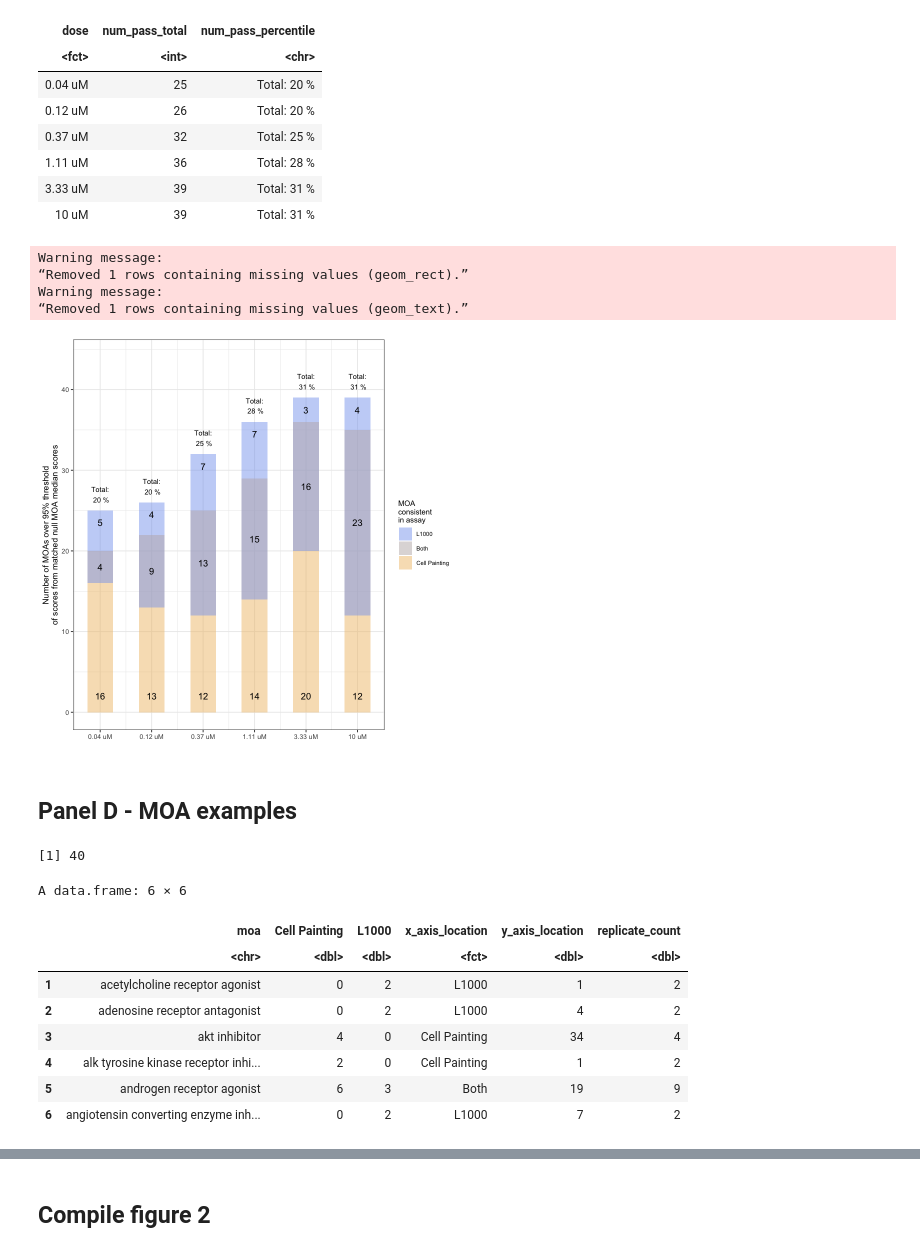
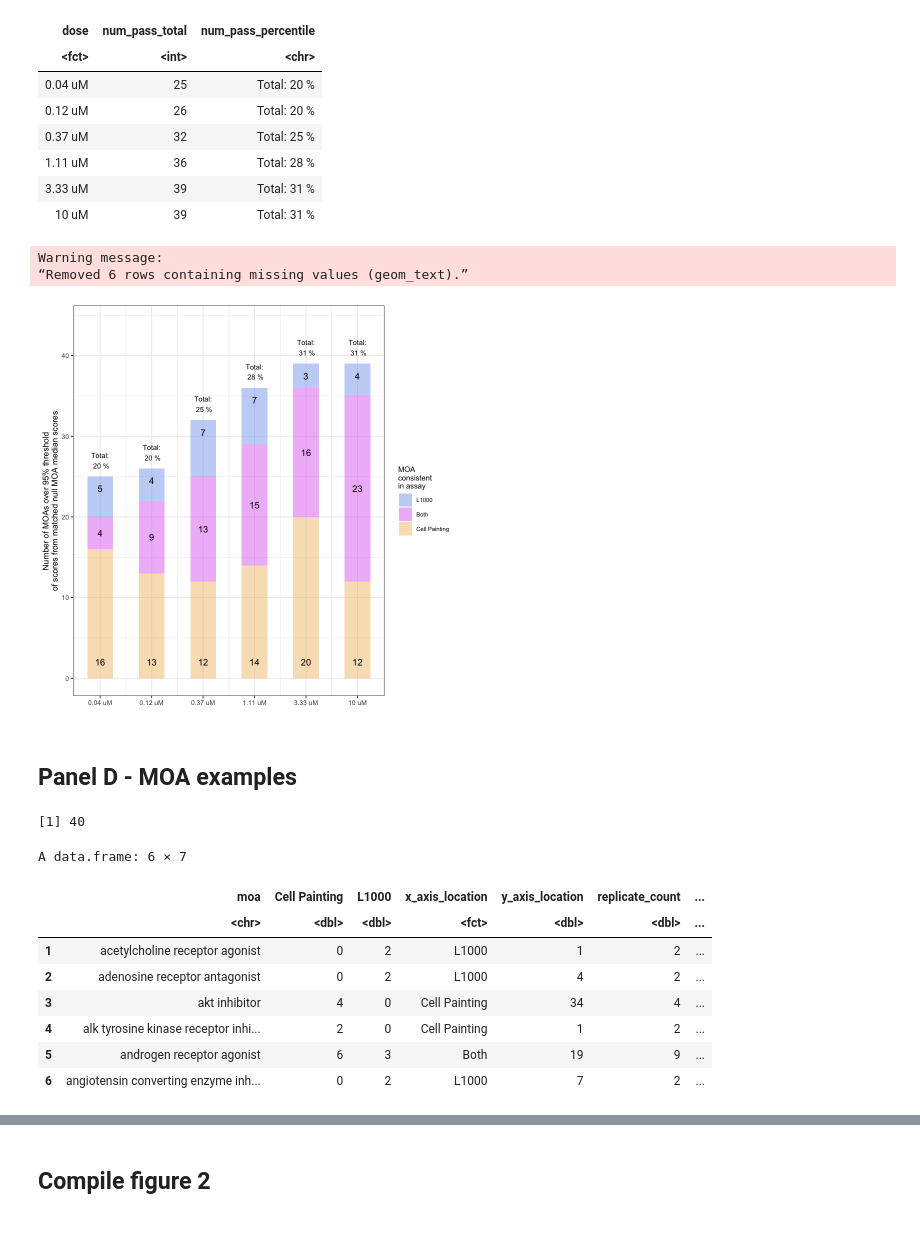
Before and after one commit to broadinstitute/lincs-profiling-complementarity, a Jupyter notebook: 6.paper_figures/figure2.ipynb, the cells around one changed output, grey strips where cells are left out. Saved outputs shown, nothing was run; the diff lists cells and outputs as text; code cells hidden in the pictures.

Commit message:
update figure 2 colors and text in panel d

```diff
--- a/6.paper_figures/figure2.ipynb
+++ b/6.paper_figures/figure2.ipynb
@@ -400,53 +419,66 @@ A tibble: 6 × 3
 # %%
 # Prep legend order
 full_moa_rect <- full_moa_rect %>%
-    dplyr::add_row(
-        dose = NA,
-        ymax_bar = NA,
-        unique_pass = NA,
-        num_pass_both = NA,
-        ymin_bar = NA,
-        xmin_bar = NA,
-        xmax_bar = NA,
-        assay = "Both",
-        label_text_y = NA
-    ) %>%
     dplyr::left_join(percentile_pass_moa_df, by = "dose")
 
 full_moa_rect$assay <- factor(full_moa_rect$assay, levels = c("L1000", "Both", "Cell Painting"))
 # %%
-updated_assay_colors <- c(assay_colors, "Both" = "#BDB4B4")
+updated_assay_colors <- c(assay_colors, "Both" = "#DF74F0")
 
 panel_c_gg <- (
     ggplot(full_moa_rect)
-    + geom_rect(aes(fill = assay, ymin = ymin_bar, ymax = ymax_bar, xmin = xmin_bar, xmax = xmax_bar), alpha = 0.5)
-    + geom_text(aes(x = xmin_bar + 0.5, y = label_text_y, label = unique_pass))
-    + geom_text(data = num_pass_both_moa_text, aes(x = xmin_bar + 0.5, y = label_text_y, label = num_pass_both))
+    + geom_rect(
+        aes(
+            fill = assay,
+            ymin = updated_ymin_bar,
+            ymax = updated_ymax_bar,
+            xmin = xmin_bar,
+            xmax = xmax_bar
+        ),
+        alpha = 0.5
+    )
+    + geom_text(
+        aes(
+            x = xmin_bar + 0.5,
+            y = label_text_y,
+            label = unique_pass
+        )
+    )
+    + geom_text(
+        data = num_pass_both_moa_text,
+        aes(
+            x = xmin_bar + 0.5,
+            y = label_text_y,
+            label = num_pass_both
+        )
+    )
     # Select only L1000 below to not duplicate text
     + geom_text(
         data = full_moa_rect %>% dplyr::filter(assay == "L1000"),
-        aes(x = xmin_bar + 0.5, y = ymax_bar + 2, label = num_pass_percentile),
+        aes(
+            x = xmin_bar + 0.5,
+            y = ymax_bar + 2,
+            label = num_pass_percentile
+        ),
         size = 3
     )
     + scale_fill_manual("MOA\nconsistent\nin assay", values = updated_assay_colors)
     + theme_bw()
     + figure_theme
     + scale_x_continuous(
         labels = num_pass_both_moa_text$dose,
         breaks = seq(0.5, length(num_pass_both_moa_text$dose) * 2, 2),
     )
     + ylab("Number of MOAs over 95% threshold\nof scores from matched null MOA median scores")
     + xlab("")
     + ylim(0, max(full_moa_rect$num_pass_total, na.rm = TRUE) + 5)
 )
 
 panel_c_gg
 # %% [output]
 Warning message:
-“Removed 1 rows containing missing values (geom_rect).”
-Warning message:
-“Removed 1 rows containing missing values (geom_text).”
+“Removed 6 rows containing missing values (geom_text).”
-[figure, old version]
+[figure, new version]
 # %% [markdown]
 ## Panel D - MOA examples
 # %%
@@ -497,16 +529,19 @@ plot_ready_moa_text_df <- consistent_match_moa_df %>% dplyr::left_join(full_moa_
 
 plot_ready_moa_text_df$x_axis_location <- factor(plot_ready_moa_text_df$x_axis_location, levels = c("Cell Painting", "Both", "L1000"))
 
+plot_ready_moa_text_df <- plot_ready_moa_text_df %>%
+    dplyr::mutate(moa_with_replicate_count = paste0(moa, " (", replicate_count, ")"))
+
 print(length(unique(plot_ready_moa_text_df$moa)))
 head(plot_ready_moa_text_df)
 # %% [output]
 [1] 40
-A data.frame: 6 × 6
+A data.frame: 6 × 7
-|  | moa | Cell Painting | L1000 | x_axis_location | y_axis_location | replicate_count |
-|  | <chr> | <dbl> | <dbl> | <fct> | <dbl> | <dbl> |
-| 1 | acetylcholine receptor agonist | 0 | 2 | L1000 | 1 | 2 |
-| 2 | adenosine receptor antagonist | 0 | 2 | L1000 | 4 | 2 |
-| 3 | akt inhibitor | 4 | 0 | Cell Painting | 34 | 4 |
-| 4 | alk tyrosine kinase receptor inhi... | 2 | 0 | Cell Painting | 1 | 2 |
-| 5 | androgen receptor agonist | 6 | 3 | Both | 19 | 9 |
-| 6 | angiotensin converting enzyme inh... | 0 | 2 | L1000 | 7 | 2 |
+|  | moa | Cell Painting | L1000 | x_axis_location | y_axis_location | replicate_count | ... |
+|  | <chr> | <dbl> | <dbl> | <fct> | <dbl> | <dbl> | ... |
+| 1 | acetylcholine receptor agonist | 0 | 2 | L1000 | 1 | 2 | ... |
+| 2 | adenosine receptor antagonist | 0 | 2 | L1000 | 4 | 2 | ... |
+| 3 | akt inhibitor | 4 | 0 | Cell Painting | 34 | 4 | ... |
+| 4 | alk tyrosine kinase receptor inhi... | 2 | 0 | Cell Painting | 1 | 2 | ... |
+| 5 | androgen receptor agonist | 6 | 3 | Both | 19 | 9 | ... |
+| 6 | angiotensin converting enzyme inh... | 0 | 2 | L1000 | 7 | 2 | ... |
```
Also changed, not shown: parts of 7 cells of this notebook, 1 other file.
